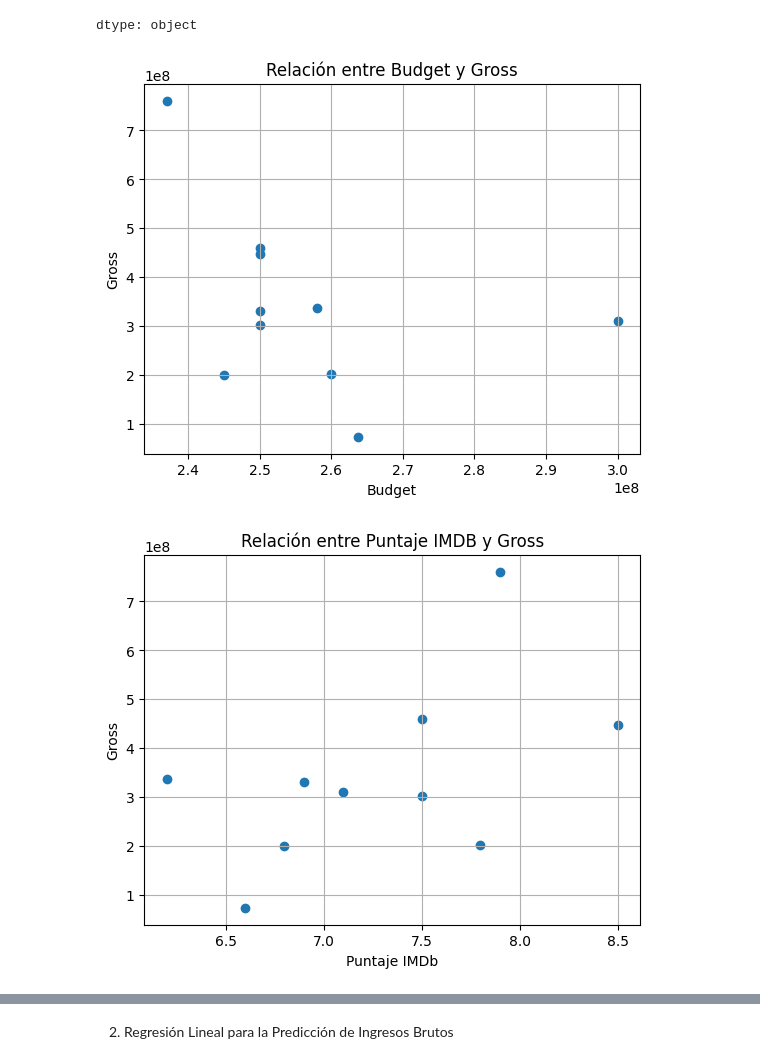
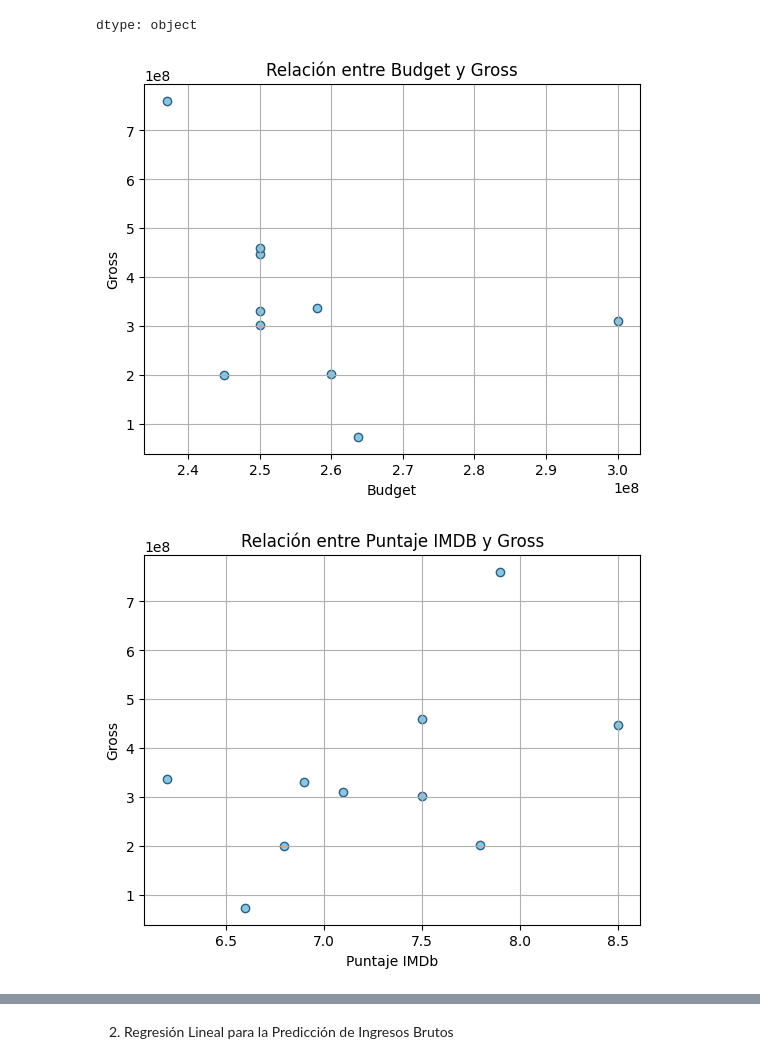
Before and after one commit to J-Vinasco/Project-1, a Jupyter notebook: MISIÓN_2.ipynb, the cells around one changed output, grey strips where cells are left out. Saved outputs shown, nothing was run; the diff lists cells and outputs as text; code cells hidden in the pictures.

```diff
--- a/MISIÓN_2.ipynb
+++ b/MISIÓN_2.ipynb
@@ -212,24 +212,24 @@ dataset['budget'] = dataset['budget'].str.replace('$', '').str.replace(',', '').
 # %%
 # 7. Gráficos de Dispersión:
 
 # Gráfico de dispersión para analizar la relación entre gross y budget.
-plt.scatter (dataset['budget'].head(10), dataset['gross'].head(10))
+plt.scatter (dataset['budget'].head(10), dataset['gross'].head(10), color= '#87c7e2', edgecolor= '#2d6088')
 plt.title('Relación entre Budget y Gross')
 plt.xlabel('Budget')
 plt.ylabel('Gross')
 plt.grid(True)
 plt.show()
 # %% [output]
-[figure, old version]
+[figure, new version]
 # %%
 # Gráfico de dispersión entre imdb_score y gross.
-plt.scatter (dataset['imdb_score'].head(10), dataset['gross'].head(10))
+plt.scatter (dataset['imdb_score'].head(10), dataset['gross'].head(10), color= '#87c7e2', edgecolor= '#2d6088')
 plt.title('Relación entre Puntaje IMDB y Gross')
 plt.xlabel('Puntaje IMDb')
 plt.grid(True)
 plt.ylabel('Gross')
 plt.show()
 # %% [output]
-[figure, old version]
+[figure, new version]
 # %%
 # Gráfico de dispersión entre duración y gross.
```
Also changed, not shown: parts of 10 cells of this notebook.
